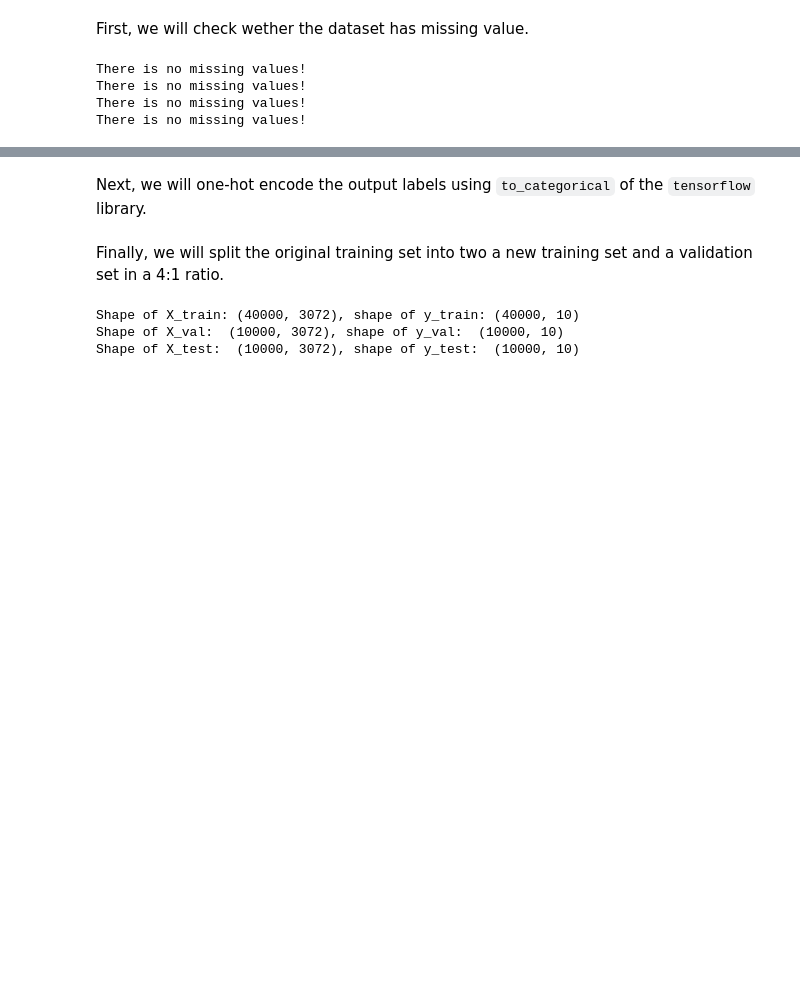
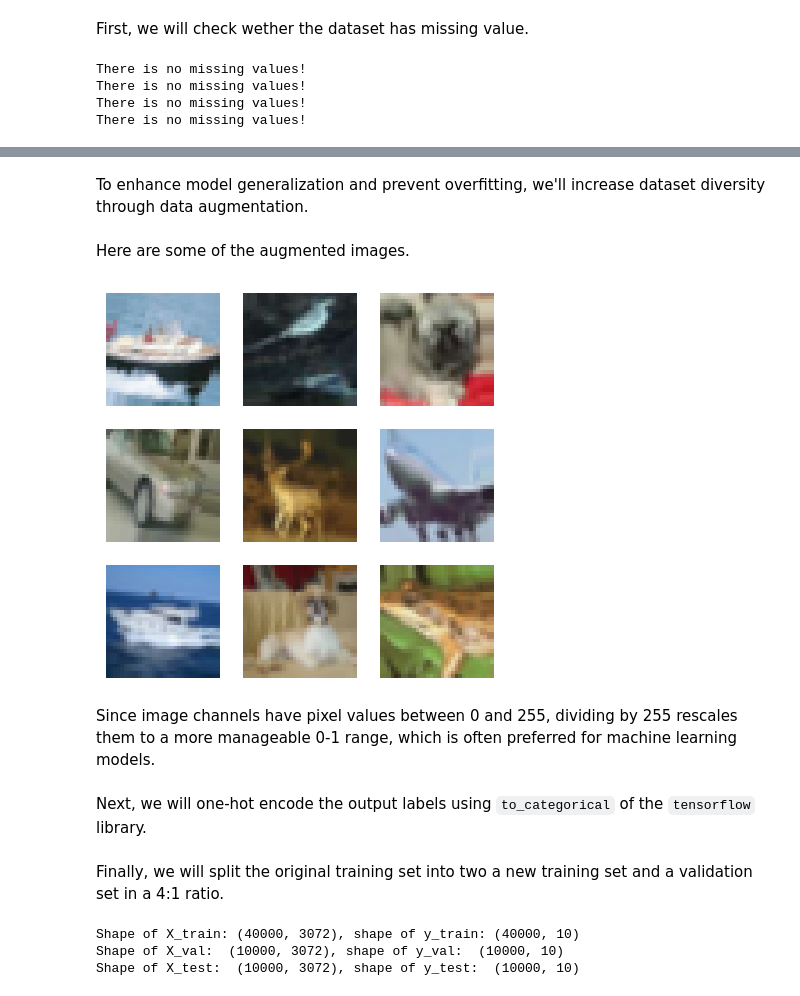
Before and after one commit to khoadole/Neural-Networks-for-Classification, a Jupyter notebook: data/preprocessing.ipynb, the cells around one changed output, grey strips where cells are left out. Drawn from its saved outputs; the diff is of its cells as text; code cells hidden in the pictures; blank space fills up the shorter version.

Commit message:
data augmentation

```diff
--- a/data/preprocessing.ipynb
+++ b/data/preprocessing.ipynb
@@ -64,3 +61,0 @@ Because they are RGB images, each of its color channels will have a value in the
-# %%
-X_train = X_train.astype('float32') / 255
-X_test = X_test.astype('float32') / 255
@@ -69,7 +61,0 @@ Let's take a look at some of the photos in `X_train`.
-# %%
-fig, axes = plt.subplots(3, 3, figsize=(5, 5))
-for i in range(0, 9):
-    plt.subplot(330 + 1 + i)
-    plt.imshow(X_train[i].reshape(3, 32, 32).transpose(1, 2, 0))
-    plt.axis('off')
-plt.show()
@@ -100,0 +87,7 @@ There is no missing values!
+# %%
+fig, axes = plt.subplots(3, 3, figsize=(5, 5))
+for i in range(0, 9):
+    plt.subplot(330 + 1 + i)
+    plt.imshow(X_train[i])
+    plt.axis('off')
+plt.show()
@@ -100,0 +96,27 @@ There is no missing values!
+# %% [markdown]
+To enhance model generalization and prevent overfitting, we'll increase dataset diversity through data augmentation.
+# %%
+from tensorflow.keras.preprocessing.image import ImageDataGenerator
+
+datagen = ImageDataGenerator(
+    rotation_range=15,
+    horizontal_flip=True,
+    width_shift_range=0.1,
+    height_shift_range=0.1,
+    )
+datagen.fit(X_train)
+# %% [markdown]
+Here are some of the augmented images.
+# %%
+fig, axes = plt.subplots(3, 3, figsize=(5, 5))
+for X_batch, y_batch in datagen.flow(X_train, y_train, batch_size=9):
+    for i in range(0, 9):
+        plt.subplot(330 + 1 + i)
+        plt.imshow(X_batch[i].astype(np.uint8))
+        plt.axis('off')
+    plt.show()
+    break
+# %% [output]
+[figure, added]
+# %% [markdown]
+Since image channels have pixel values between 0 and 255, dividing by 255 rescales them to a more manageable 0-1 range, which is often preferred for machine learning models.
```
Also changed, not shown: parts of 8 cells of this notebook.
